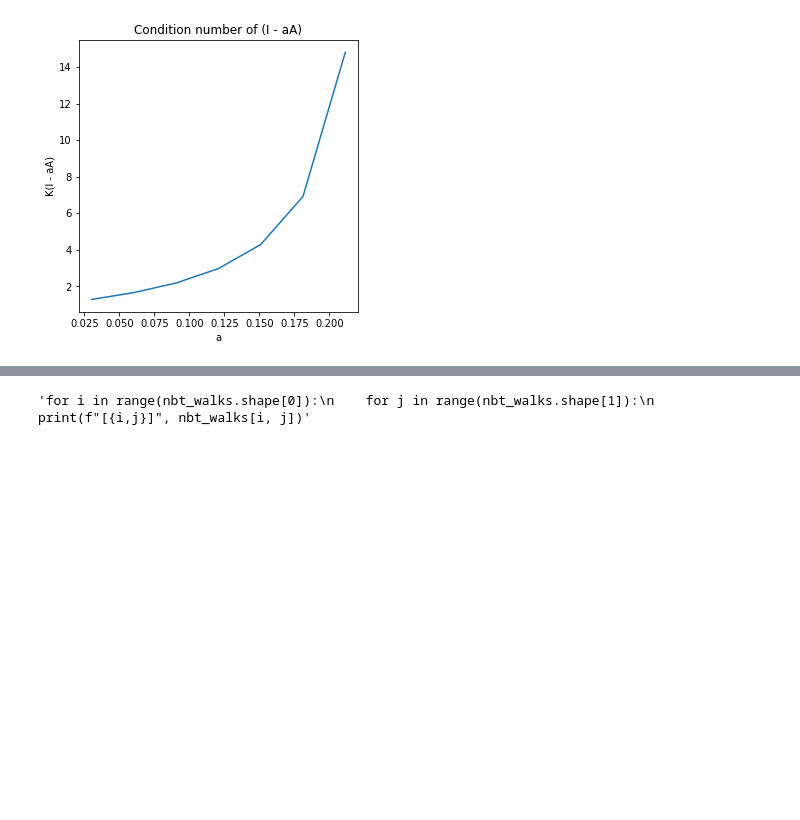
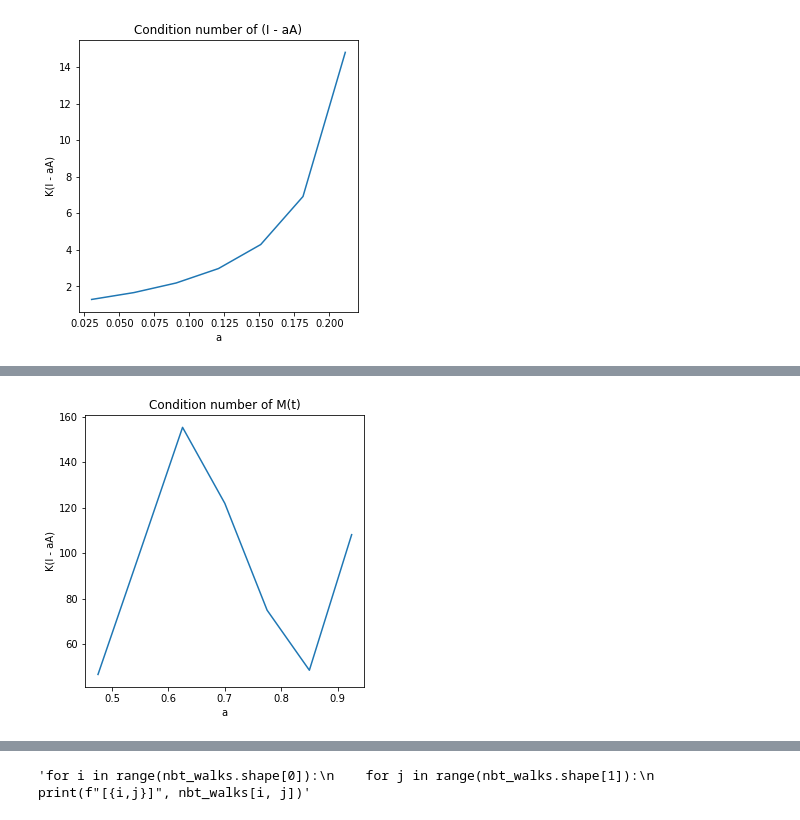
Before and after one commit to antsaukk/graph-centrality-experiments, a Jupyter notebook: centralitiesGD96.ipynb, the cells around one changed output, grey strips where cells are left out. Saved outputs shown, nothing was run; the diff lists cells and outputs as text; code cells hidden in the pictures; blank space fills up the shorter version.

```diff
--- a/centralitiesGD96.ipynb
+++ b/centralitiesGD96.ipynb
@@ -58,3 +56,7 @@ NBTcent, grid_t = cu.NBTCentrality(CA.AdjacencyMatrix)
+# %%
+cu.ShowConditionNumber(grid_t, cond_numNBT, "M(t)", "condGD96NBT.jpg")
+# %% [output]
+[figure, added]
 # %%
 cu.VisualizeNodeCentrality(NBTcent,
                            grid_t,
```
Also changed, not shown: parts of 8 cells of this notebook, 1 other file.
